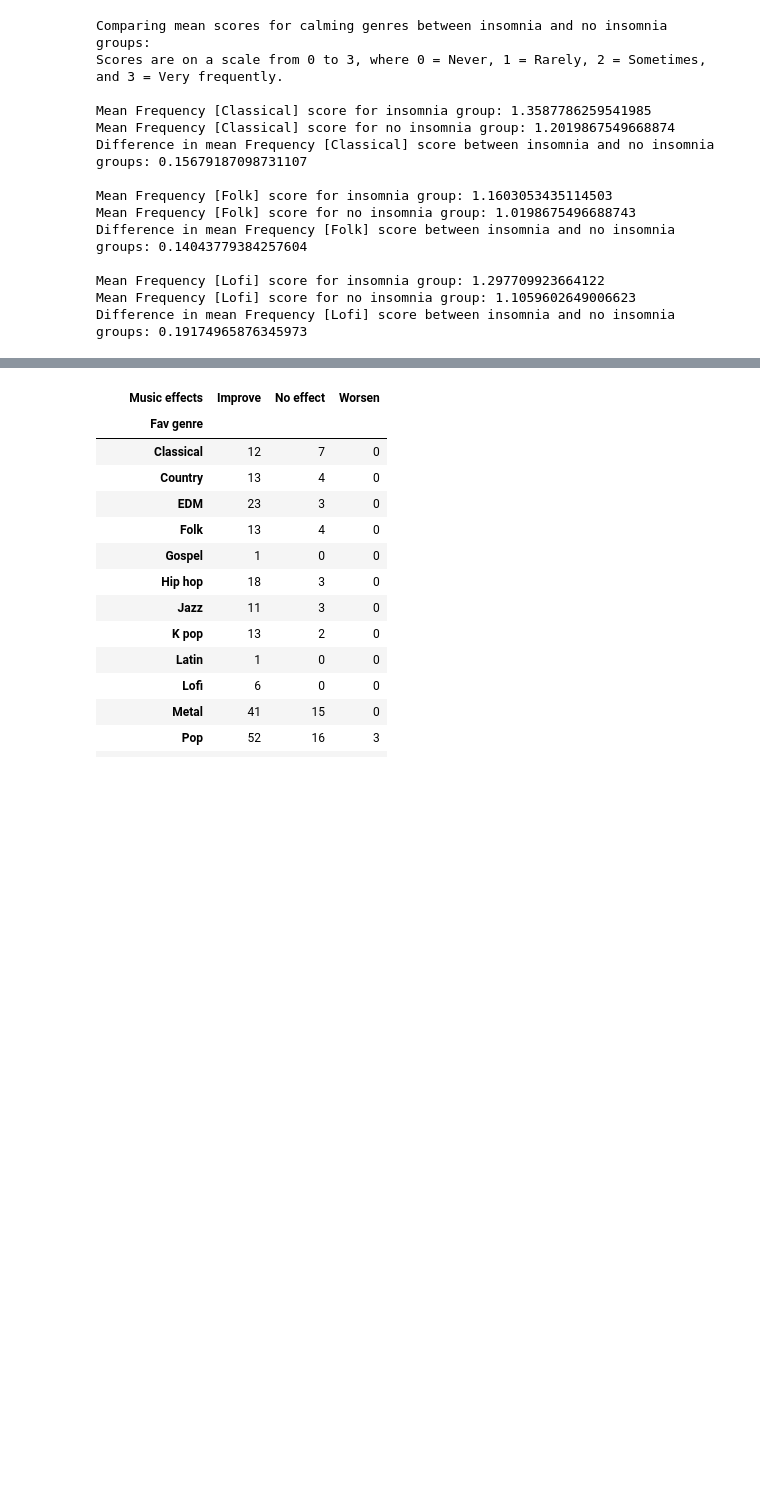
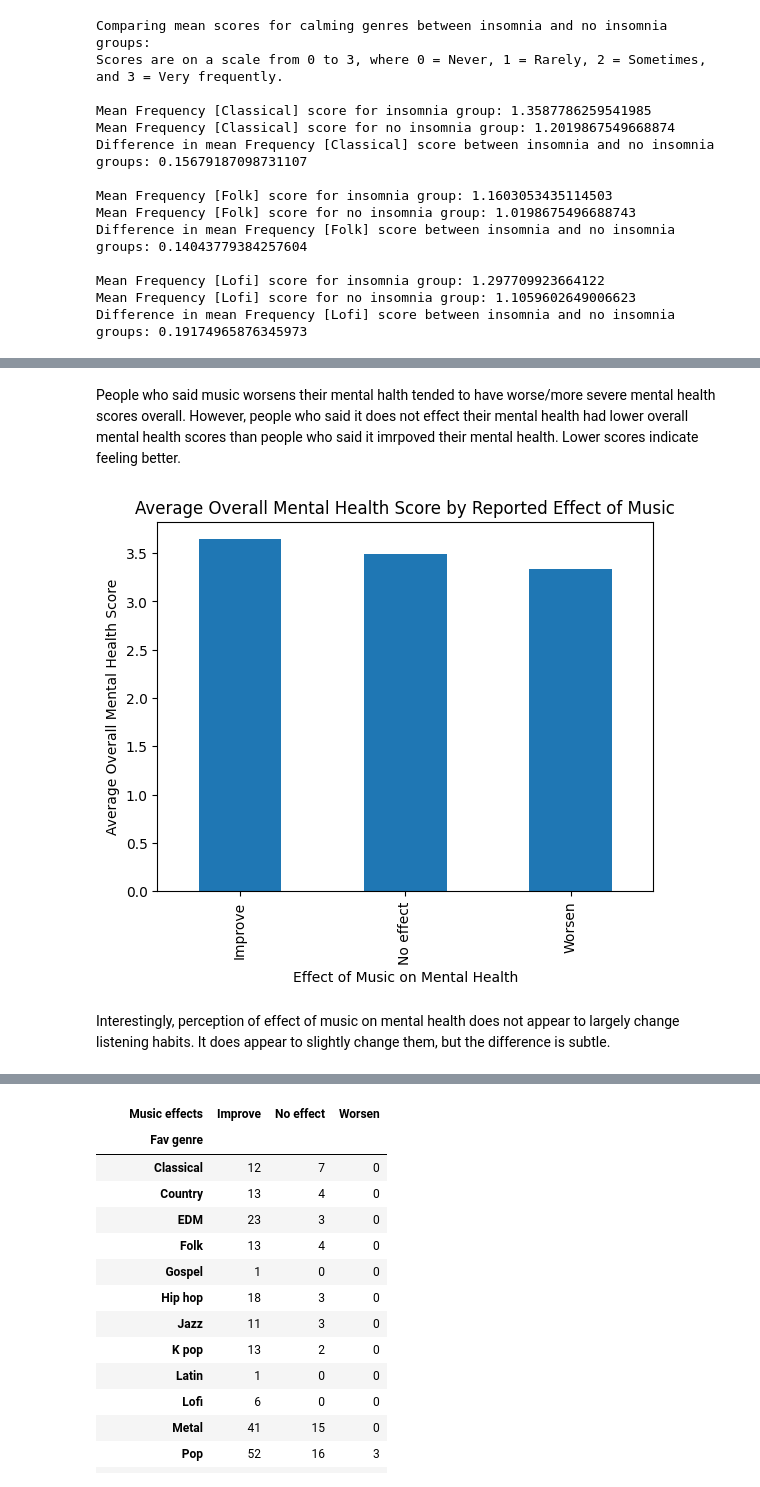
Before and after one commit to lerehs/DSCI-235-Final-Project-SP-26, a Jupyter notebook: DSCI235_FinalProject_MusicandMentalHealth.ipynb, the cells around one changed output, grey strips where cells are left out. Saved outputs shown, nothing was run; the diff lists cells and outputs as text; code cells hidden in the pictures; blank space fills up the shorter version.

```diff
--- a/DSCI235_FinalProject_MusicandMentalHealth.ipynb
+++ b/DSCI235_FinalProject_MusicandMentalHealth.ipynb
@@ -33,11 +35,11 @@ As this data is suvery based, we wanted to look at the number of missing values
 # %%
 # different routes for csv file reading in
 #s
-data = pd.read_csv('/Users/MAC/Desktop/SP 26’/DSCI 235/Jnotebooks/final/mxmh_survey_results.csv')
+#data = pd.read_csv('/Users/MAC/Desktop/SP 26’/DSCI 235/Jnotebooks/final/mxmh_survey_results.csv')
 
 #e
-#data_folder = Path("C:\\Users\\eshaw\\OneDrive\\Desktop\\DataWrangling\\Final Project\\mxmh_survey_results.csv")
-#data = pd.read_csv(data_folder)
+data_folder = Path("C:\\Users\\eshaw\\OneDrive\\Desktop\\DataWrangling\\Final Project\\mxmh_survey_results.csv")
+data = pd.read_csv(data_folder)
 
 #general
 #data = pd.read_csv('mxmh_survey_results.csv')
@@ -590,0 +580,13 @@ Length: 4, dtype: str
+# %% [markdown]
+People who said music worsens their mental halth tended to have worse/more severe mental health scores overall. However, people who said it does not effect their mental health had lower overall mental health scores than people who said it imrpoved their mental health. Lower scores indicate feeling better.
+# %%
+mental_effects = df_young_adults.groupby('Music effects')[['Hours per day']].mean().reset_index()
+mental_effects.plot(kind='bar', x='Music effects', y='Hours per day', legend=False)
+plt.xlabel('Effect of Music on Mental Health')
+plt.ylabel('Average Overall Mental Health Score')
+plt.title('Average Overall Mental Health Score by Reported Effect of Music')
+plt.show()
+# %% [output]
+[figure, added]
+# %% [markdown]
+Interestingly, perception of effect of music on mental health does not appear to largely change listening habits. It does appear to slightly change them, but the difference is subtle.
```
Also changed, not shown: parts of 16 cells of this notebook.
